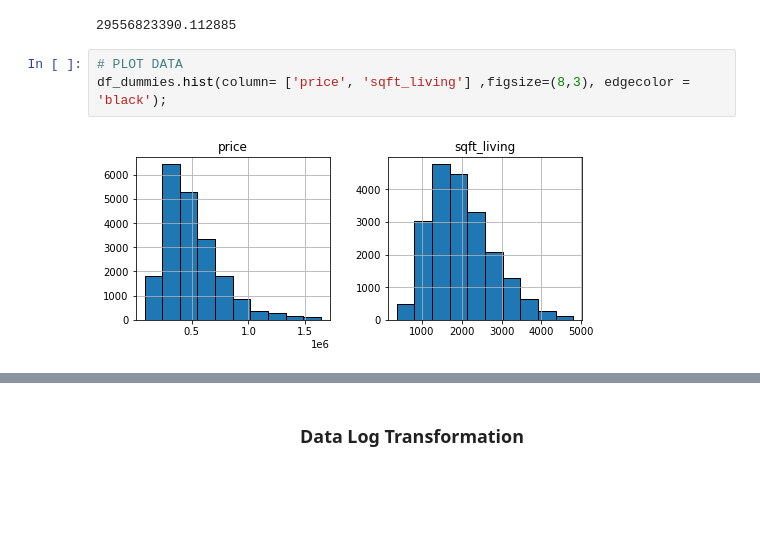
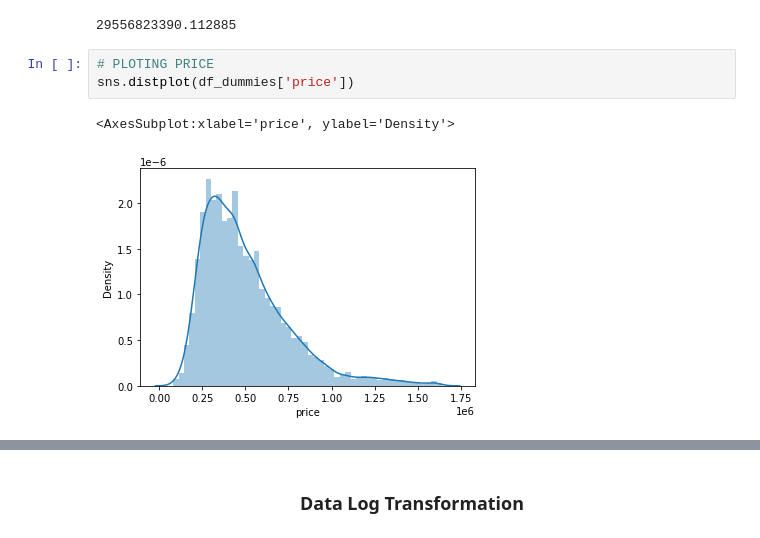
Before and after one commit to ChrisFreyre/dsc-phase-2-project, a Jupyter notebook: data/King County Housing Analysis.ipynb, the cells around one changed output, grey strips where cells are left out. Cells and saved outputs as stored; diff of their text form; blank space fills up the shorter version.

```diff
--- a/data/King County Housing Analysis.ipynb
+++ b/data/King County Housing Analysis.ipynb
@@ -802,8 +802,9 @@ cv_5_results = cross_val_score(linreg, X, y, cv=5, scoring=mse)
 cv_5_results.mean()
 # %% [output]
 29556823390.112885
-# %%
-# PLOT DATA
-df_dummies.hist(column= ['price', 'sqft_living'] ,figsize=(8,3), edgecolor = 'black');
-# %% [output]
-[figure, removed]
+# %%
+# PLOTING PRICE
+sns.distplot(df_dummies['price'])
+# %% [output]
+<AxesSubplot:xlabel='price', ylabel='Density'>
+[figure, added]
```
Also changed, not shown: parts of 6 cells of this notebook, 7 other files.
